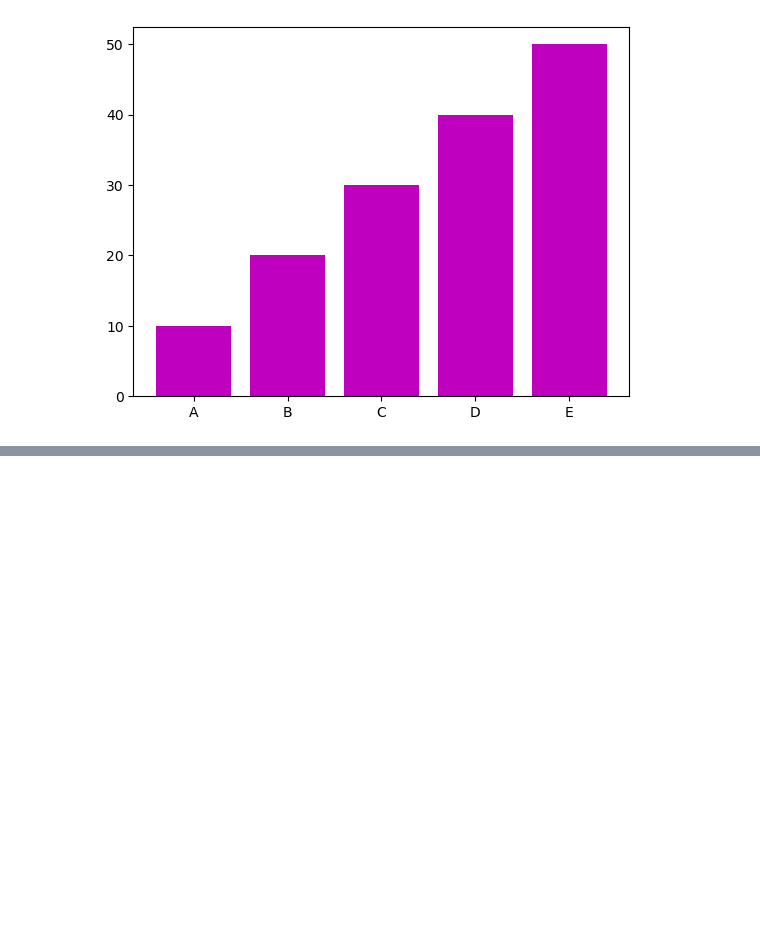
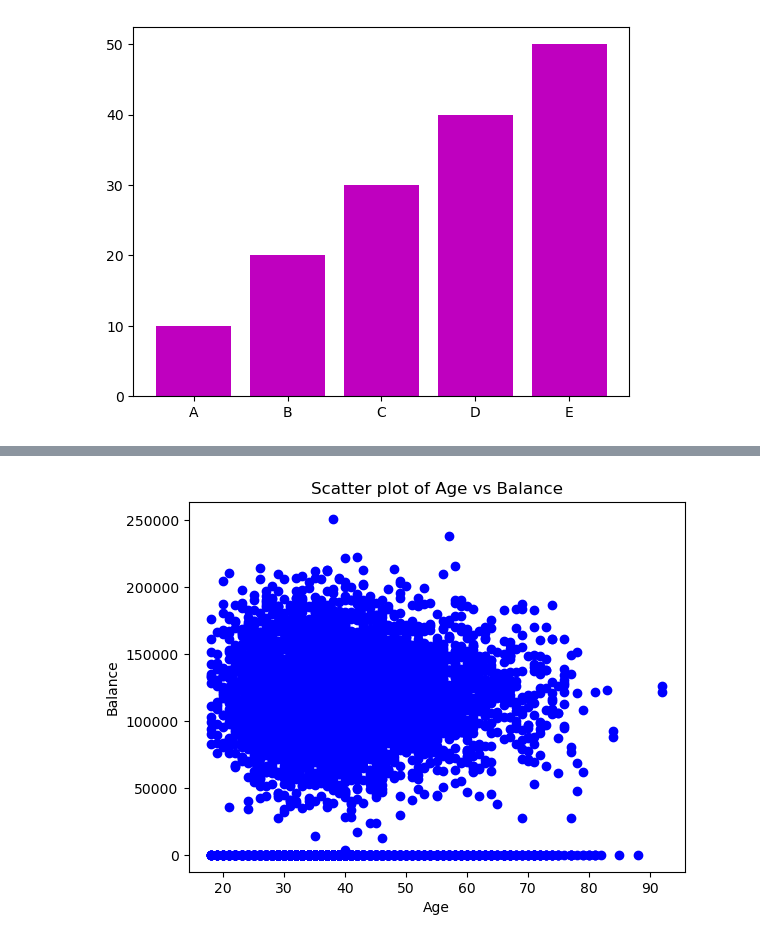
Before and after one commit to Shivauppe/FY2026_January, a Jupyter notebook: DataVisualization.ipynb, the cells around one changed output, grey strips where cells are left out. Drawn from its saved outputs; the diff is of its cells as text; code cells hidden in the pictures; blank space fills up the shorter version.

```diff
--- a/DataVisualization.ipynb
+++ b/DataVisualization.ipynb
@@ -175,0 +217,8 @@ plt.show()
+# %%
+plt.scatter(Data['Age'], Data['Balance'], c='b', marker='o')
+plt.title("Scatter plot of Age vs Balance")
+plt.xlabel("Age")
+plt.ylabel("Balance")
+plt.show()
+# %% [output]
+[figure, added]
```
Also changed, not shown: parts of 8 cells of this notebook, 5 other files.
